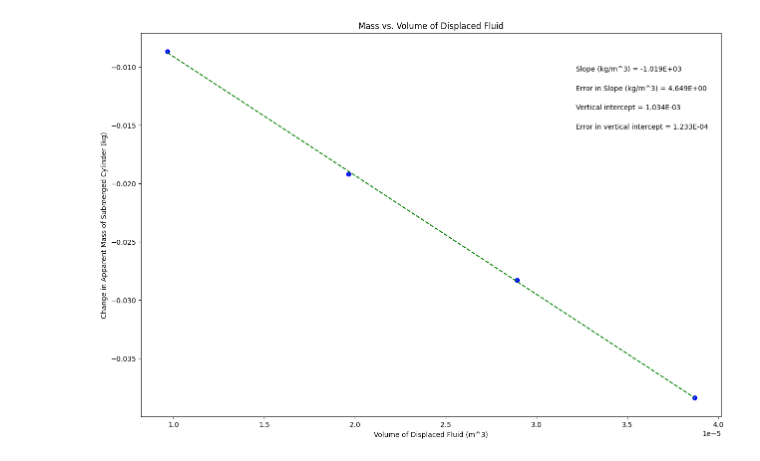
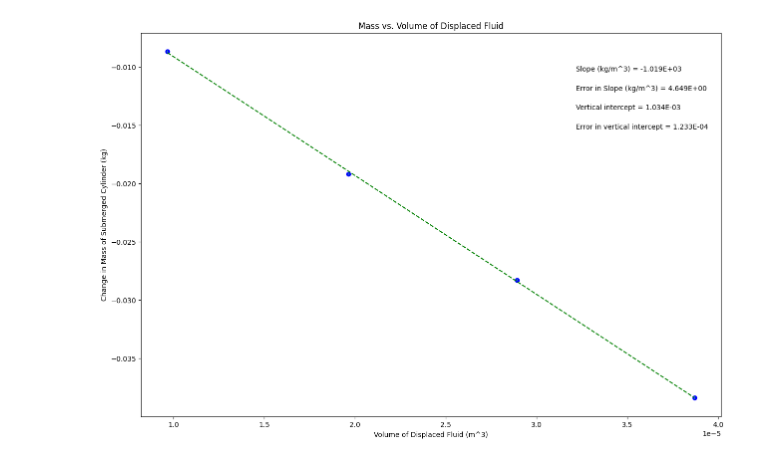
Before and after one commit to anya-craig/PhysicsLab, a Jupyter notebook: PHSXlab_archimedes_principle.ipynb, the cells around one changed output. Drawn from its saved outputs; the diff is of its cells as text; code cells hidden in the pictures.

```diff
--- a/PHSXlab_archimedes_principle.ipynb
+++ b/PHSXlab_archimedes_principle.ipynb
@@ -39,7 +39,7 @@ dy = err_yvariable_mass       #this should be your error in y array
 
 plot_title= 'Mass vs. Volume of Displaced Fluid'
 x_label= 'Volume of Displaced Fluid (m^3)'
-y_label= 'Change in Apparent Mass of Submerged Cylinder (kg)'
+y_label= 'Change in Mass of Submerged Cylinder (kg)'
 slope_units= 'kg/m^3'
 
 #UPDATE ANNOTATION PLACEMENT SO IT'S OUT OF WAY OF PLOTTED DATA AND BEST FIT LINE
@@ -92,31 +92,31 @@ elif annotation_placement==3 or annotation_placement==4:
 #Don't need to change anything in this section!
 
 #Plot data on graph. Plot error bars and place values for slope,
 #error in slope, and vertical intercept (plus error) on the plot using "annotate"
 
 plt.figure(figsize=(15,10))
 
 plt.plot(x, fit, color='green', linestyle='--')
 plt.scatter(x, y, color='blue', marker='o')
 
 plt.xlabel(x_label)
 plt.ylabel(y_label)
 plt.title(plot_title)
 
 plt.errorbar(x, y, yerr=dy, xerr=None, fmt="none") #don't need to plot x error bars
 
 plt.annotate('Slope ({}) = {value:.{digits}E}'.format(slope_units,value=m, digits=3),
              (xpos, ypos[0]), xycoords='axes fraction')
 
 plt.annotate('Error in Slope ({}) = {value:.{digits}E}'.format(slope_units,value=dm, digits=3),
              (xpos, ypos[1]), xycoords='axes fraction')
 
 plt.annotate('Vertical intercept = {value:.{digits}E}'.format(value=b, digits=3),
              (xpos, ypos[2]), xycoords='axes fraction')
 
 plt.annotate('Error in vertical intercept = {value:.{digits}E}'.format(value=db, digits=3),
              (xpos, ypos[3]), xycoords='axes fraction')
 
 plt.show()
 # %% [output]
-[figure, old version]
+[figure, new version]
```
